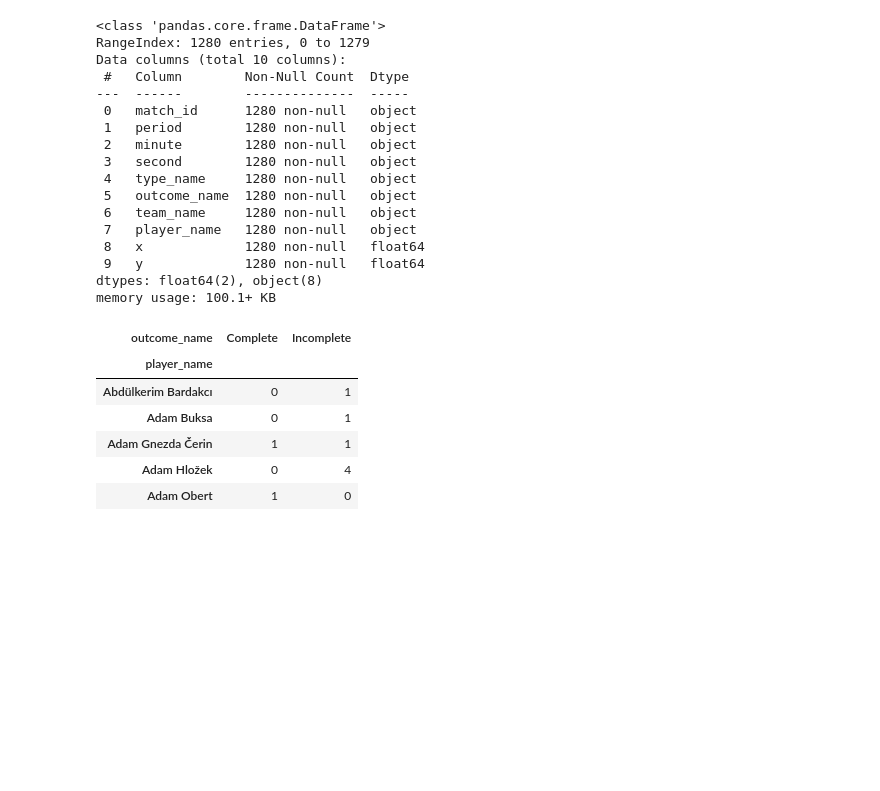
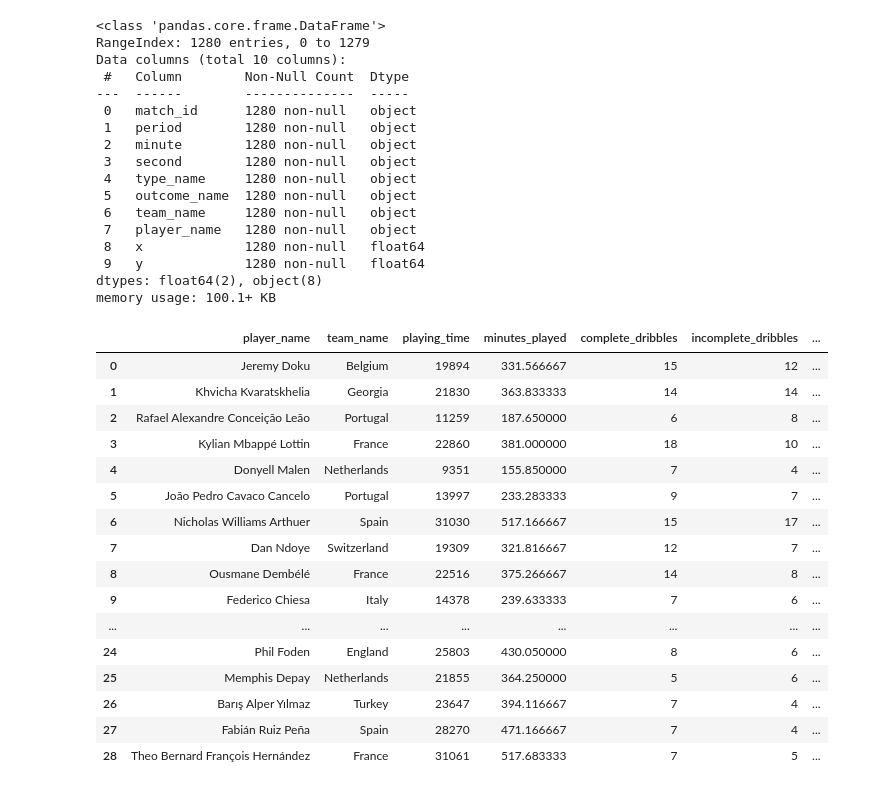
Before and after one commit to MarijnSt/soccermatics-project-1, a Jupyter notebook: per_90.ipynb, the cells around one changed output. Drawn from its saved outputs; the diff is of its cells as text; code cells hidden in the pictures; blank space fills up the shorter version.

```diff
--- a/per_90.ipynb
+++ b/per_90.ipynb
@@ -169,21 +204,47 @@ Data columns (total 10 columns):
  9   y             1280 non-null   float64
 dtypes: float64(2), object(8)
 memory usage: 100.1+ KB
-# %%
-# Create player stats: total playing time
-df_players['playing_time'] = pd.to_numeric(df_players['playing_time'])
-df_player_stats = df_players.groupby(['player_name', 'team_name'])['playing_time'].sum().reset_index()
-df_player_stats = df_player_stats.sort_values('playing_time', ascending=False)
-
-# Add total number of dribbles
-dribble_stats = df_dribbles.groupby(['player_name', 'outcome_name']).size().unstack(fill_value=0)
-df_player_stats = pd.concat([df_player_stats, dribble_stats], axis=1)
-dribble_stats.head()
-# %% [output]
-| outcome_name | Complete | Incomplete |
-| player_name |  |  |
-| Abdülkerim Bardakcı | 0 | 1 |
-| Adam Buksa | 0 | 1 |
-| Adam Gnezda Čerin | 1 | 1 |
-| Adam Hložek | 0 | 4 |
-| Adam Obert | 1 | 0 |
+# %%
+# Create player stats: totals of dribbles and playing time
+# First, get dribble stats
+dribble_stats = df_dribbles.groupby(['player_name', 'team_name', 'outcome_name']).size().unstack(fill_value=0)
+dribble_stats = dribble_stats.rename(columns={'Complete': 'complete_dribbles', 'Incomplete': 'incomplete_dribbles'})
+
+# Get total playing time
+playing_time_stats = df_players.groupby(['player_name', 'team_name'])['playing_time'].sum().reset_index()
+playing_time_stats['minutes_played'] = playing_time_stats['playing_time'] / 60
+
+# Merge the two DataFrames
+df_player_stats = pd.merge(playing_time_stats, dribble_stats, on=['player_name', 'team_name'], how='left')
+
+# Calculate minutes played
+
+# Calculate per 90 stats
+df_player_stats['total_dribbles'] = df_player_stats['complete_dribbles'] + df_player_stats['incomplete_dribbles']
+df_player_stats['dribbles_per_90'] = (df_player_stats['total_dribbles'] / (df_player_stats['playing_time'])) * 5400
+df_player_stats['dribble_success_rate'] = df_player_stats['complete_dribbles'] / df_player_stats['total_dribbles']
+
+# Filter out players with less than 100 minutes played and less than 5 dribbles attempted
+df_player_stats = df_player_stats[(df_player_stats['playing_time'] > 100) & (df_player_stats['total_dribbles'] > 10)]
+
+# Sort by total dribbles
+df_player_stats = df_player_stats.sort_values('dribbles_per_90', ascending=False).reset_index(drop=True)
+df_player_stats.head(50)
+# %% [output]
+|  | player_name | team_name | playing_time | minutes_played | complete_dribbles | incomplete_dribbles | ... |
+| 0 | Jeremy Doku | Belgium | 19894 | 331.566667 | 15 | 12 | ... |
+| 1 | Khvicha Kvaratskhelia | Georgia | 21830 | 363.833333 | 14 | 14 | ... |
+| 2 | Rafael Alexandre Conceição Leão | Portugal | 11259 | 187.650000 | 6 | 8 | ... |
+| 3 | Kylian Mbappé Lottin | France | 22860 | 381.000000 | 18 | 10 | ... |
+| 4 | Donyell Malen | Netherlands | 9351 | 155.850000 | 7 | 4 | ... |
+| 5 | João Pedro Cavaco Cancelo | Portugal | 13997 | 233.283333 | 9 | 7 | ... |
+| 6 | Nicholas Williams Arthuer | Spain | 31030 | 517.166667 | 15 | 17 | ... |
+| 7 | Dan Ndoye | Switzerland | 19309 | 321.816667 | 12 | 7 | ... |
+| 8 | Ousmane Dembélé | France | 22516 | 375.266667 | 14 | 8 | ... |
+| 9 | Federico Chiesa | Italy | 14378 | 239.633333 | 7 | 6 | ... |
+| ... | ... | ... | ... | ... | ... | ... | ... |
+| 24 | Phil Foden | England | 25803 | 430.050000 | 8 | 6 | ... |
+| 25 | Memphis Depay | Netherlands | 21855 | 364.250000 | 5 | 6 | ... |
+| 26 | Barış Alper Yılmaz | Turkey | 23647 | 394.116667 | 7 | 4 | ... |
+| 27 | Fabián Ruiz Peña | Spain | 28270 | 471.166667 | 7 | 4 | ... |
+| 28 | Theo Bernard François Hernández | France | 31061 | 517.683333 | 7 | 5 | ... |
```
Also changed, not shown: parts of 5 cells of this notebook.
